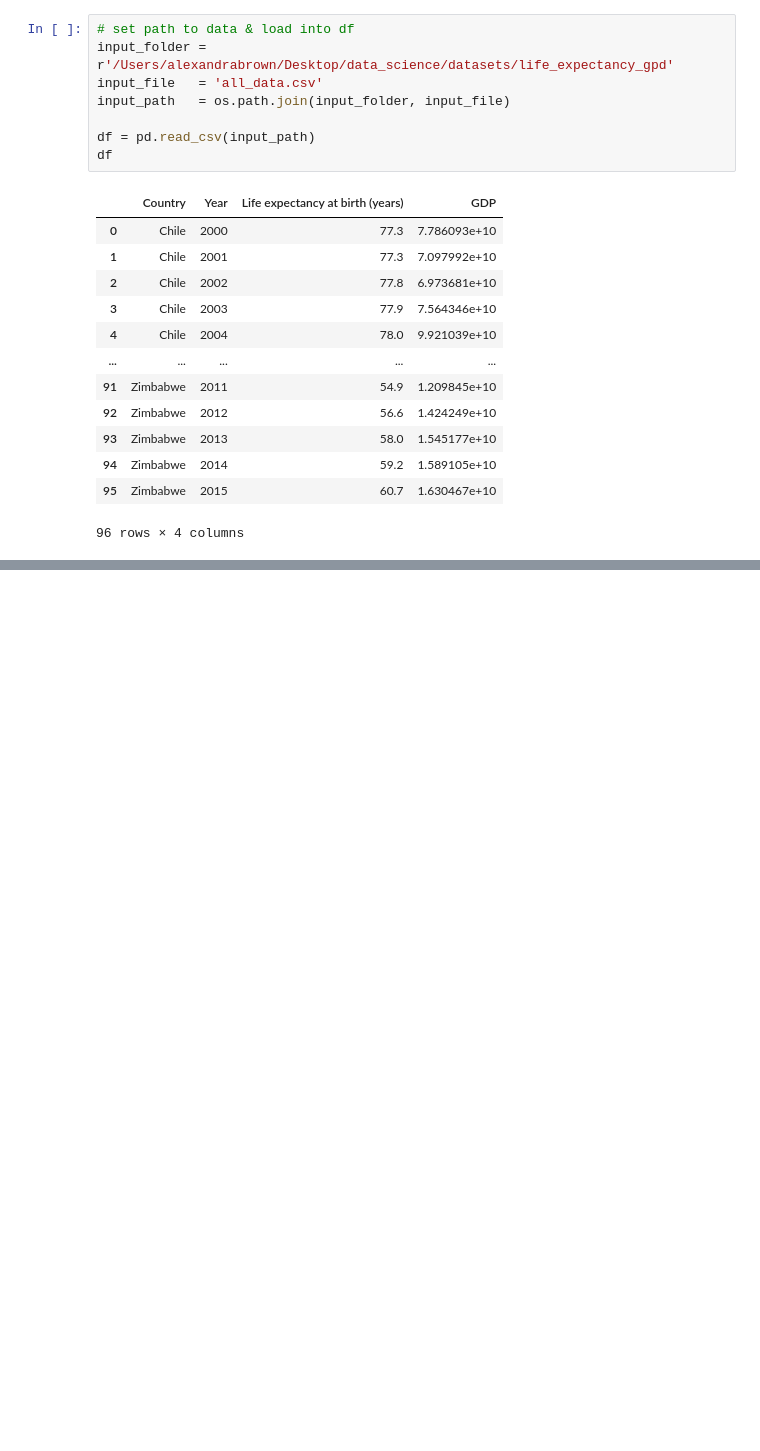
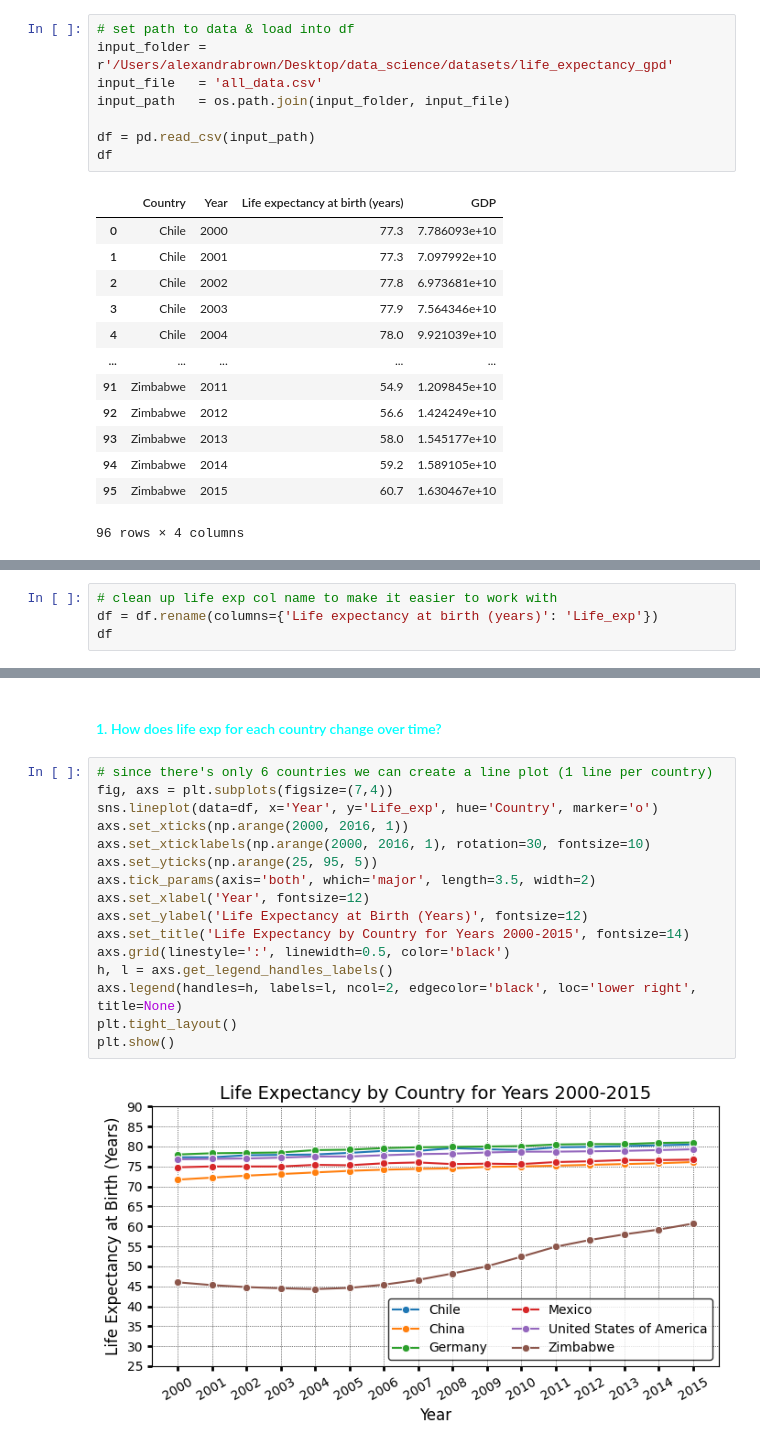
Before and after one commit to bioBaddie/data_science_projects, a Jupyter notebook: codecademy_projects/portfolio_proj_lifeexp_gdp.ipynb, the cells around one changed output, grey strips where cells are left out. Saved outputs shown, nothing was run; the diff lists cells and outputs as text; blank space fills up the shorter version.

```diff
--- a/codecademy_projects/portfolio_proj_lifeexp_gdp.ipynb
+++ b/codecademy_projects/portfolio_proj_lifeexp_gdp.ipynb
@@ -32,0 +52,4 @@ df
+# %%
+# clean up life exp col name to make it easier to work with
+df = df.rename(columns={'Life expectancy at birth (years)': 'Life_exp'})
+df
@@ -32,0 +70,20 @@ df
+# %% [markdown]
+#### <span style='color:cyan'>1. How does life exp for each country change over time?</span>
+# %%
+# since there's only 6 countries we can create a line plot (1 line per country)
+fig, axs = plt.subplots(figsize=(7,4))
+sns.lineplot(data=df, x='Year', y='Life_exp', hue='Country', marker='o')
+axs.set_xticks(np.arange(2000, 2016, 1))
+axs.set_xticklabels(np.arange(2000, 2016, 1), rotation=30, fontsize=10)
+axs.set_yticks(np.arange(25, 95, 5))
+axs.tick_params(axis='both', which='major', length=3.5, width=2)
+axs.set_xlabel('Year', fontsize=12)
+axs.set_ylabel('Life Expectancy at Birth (Years)', fontsize=12)
+axs.set_title('Life Expectancy by Country for Years 2000-2015', fontsize=14)
+axs.grid(linestyle=':', linewidth=0.5, color='black')
+h, l = axs.get_legend_handles_labels()
+axs.legend(handles=h, labels=l, ncol=2, edgecolor='black', loc='lower right', title=None)
+plt.tight_layout()
+plt.show()
+# %% [output]
+[figure, added]
```
Also changed, not shown: parts of 6 cells of this notebook.
